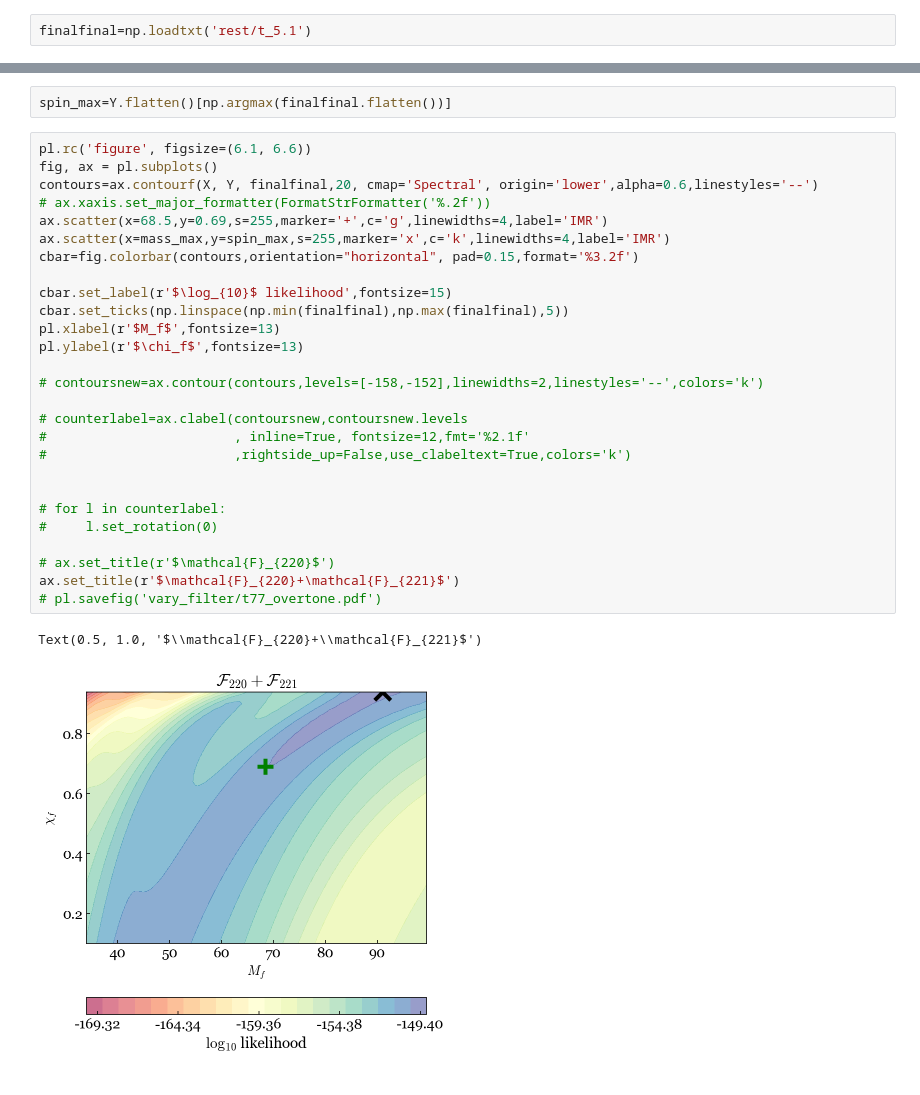
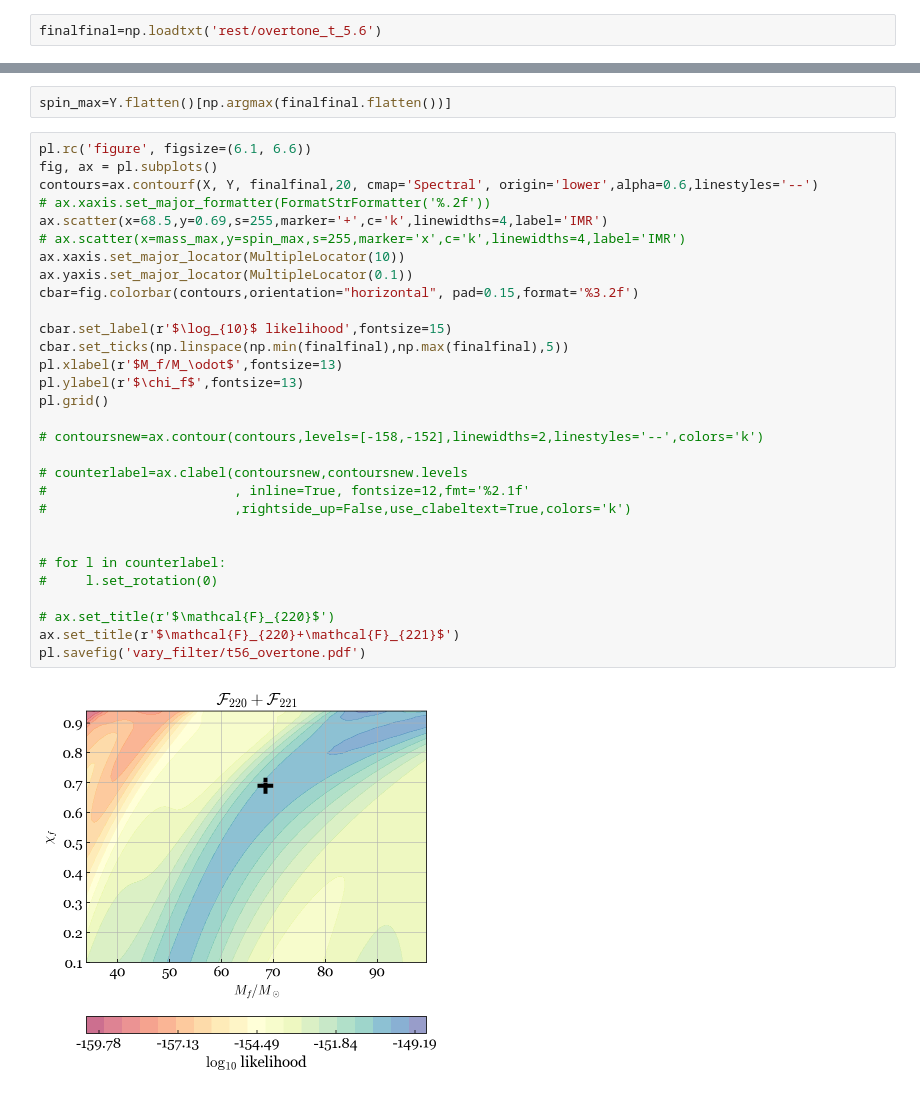
Before and after one commit to Sizheng-Ma/ringdown, a Jupyter notebook: docs/examples/GW150914/plot.ipynb, the cells around one changed output, grey strips where cells are left out. Drawn from its saved outputs; the diff is of its cells as text.

```diff
--- a/docs/examples/GW150914/plot.ipynb
+++ b/docs/examples/GW150914/plot.ipynb
@@ -37,7 +39,7 @@ pl.rcParams.update({'text.usetex': False,
                      'savefig.dpi': 80,
                      'pdf.compression': 9})
 # %%
-finalfinal=np.loadtxt('rest/t_5.1')
+finalfinal=np.loadtxt('rest/overtone_t_5.6')
 # %%
 chispace=np.arange(0.1,0.95,0.02)
 massspace=np.arange(34,100,0.5)
@@ -54,30 +56,32 @@ spin_max=Y.flatten()[np.argmax(finalfinal.flatten())]
 # %%
 pl.rc('figure', figsize=(6.1, 6.6))
 fig, ax = pl.subplots()
 contours=ax.contourf(X, Y, finalfinal,20, cmap='Spectral', origin='lower',alpha=0.6,linestyles='--')
 # ax.xaxis.set_major_formatter(FormatStrFormatter('%.2f'))
-ax.scatter(x=68.5,y=0.69,s=255,marker='+',c='g',linewidths=4,label='IMR')
-ax.scatter(x=mass_max,y=spin_max,s=255,marker='x',c='k',linewidths=4,label='IMR')
+ax.scatter(x=68.5,y=0.69,s=255,marker='+',c='k',linewidths=4,label='IMR')
+# ax.scatter(x=mass_max,y=spin_max,s=255,marker='x',c='k',linewidths=4,label='IMR')
+ax.xaxis.set_major_locator(MultipleLocator(10))
+ax.yaxis.set_major_locator(MultipleLocator(0.1))
 cbar=fig.colorbar(contours,orientation="horizontal", pad=0.15,format='%3.2f')
 
 cbar.set_label(r'$\log_{10}$ likelihood',fontsize=15)
 cbar.set_ticks(np.linspace(np.min(finalfinal),np.max(finalfinal),5))
-pl.xlabel(r'$M_f$',fontsize=13)
+pl.xlabel(r'$M_f/M_\odot$',fontsize=13)
 pl.ylabel(r'$\chi_f$',fontsize=13)
+pl.grid()
 
 # contoursnew=ax.contour(contours,levels=[-158,-152],linewidths=2,linestyles='--',colors='k')
 
 # counterlabel=ax.clabel(contoursnew,contoursnew.levels
 #                        , inline=True, fontsize=12,fmt='%2.1f'
 #                        ,rightside_up=False,use_clabeltext=True,colors='k')
 
 
 # for l in counterlabel:
 #     l.set_rotation(0)
 
 # ax.set_title(r'$\mathcal{F}_{220}$')
 ax.set_title(r'$\mathcal{F}_{220}+\mathcal{F}_{221}$')
-# pl.savefig('vary_filter/t77_overtone.pdf')
+pl.savefig('vary_filter/t56_overtone.pdf')
 # %% [output]
-Text(0.5, 1.0, '$\\mathcal{F}_{220}+\\mathcal{F}_{221}$')
-[figure, old version]
+[figure, new version]
```
Also changed, not shown: parts of 3 cells of this notebook, 1 other file.
